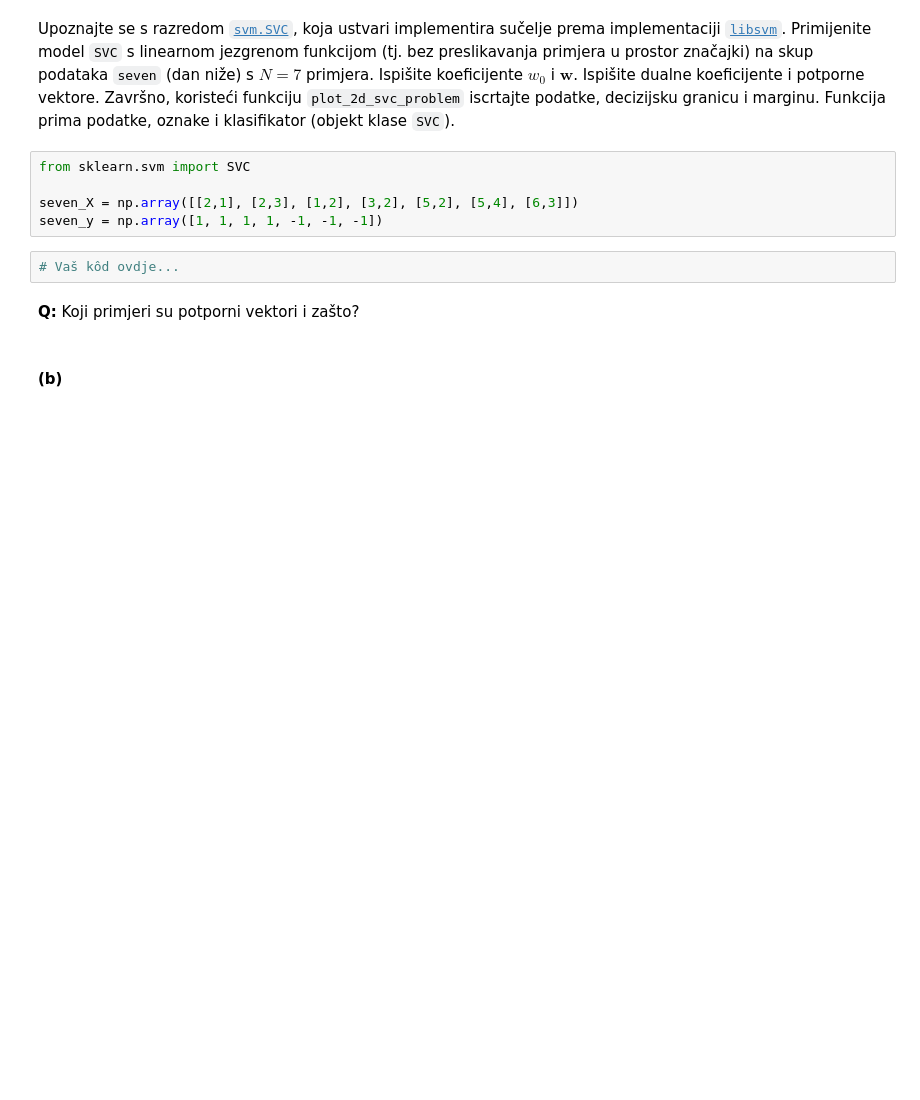
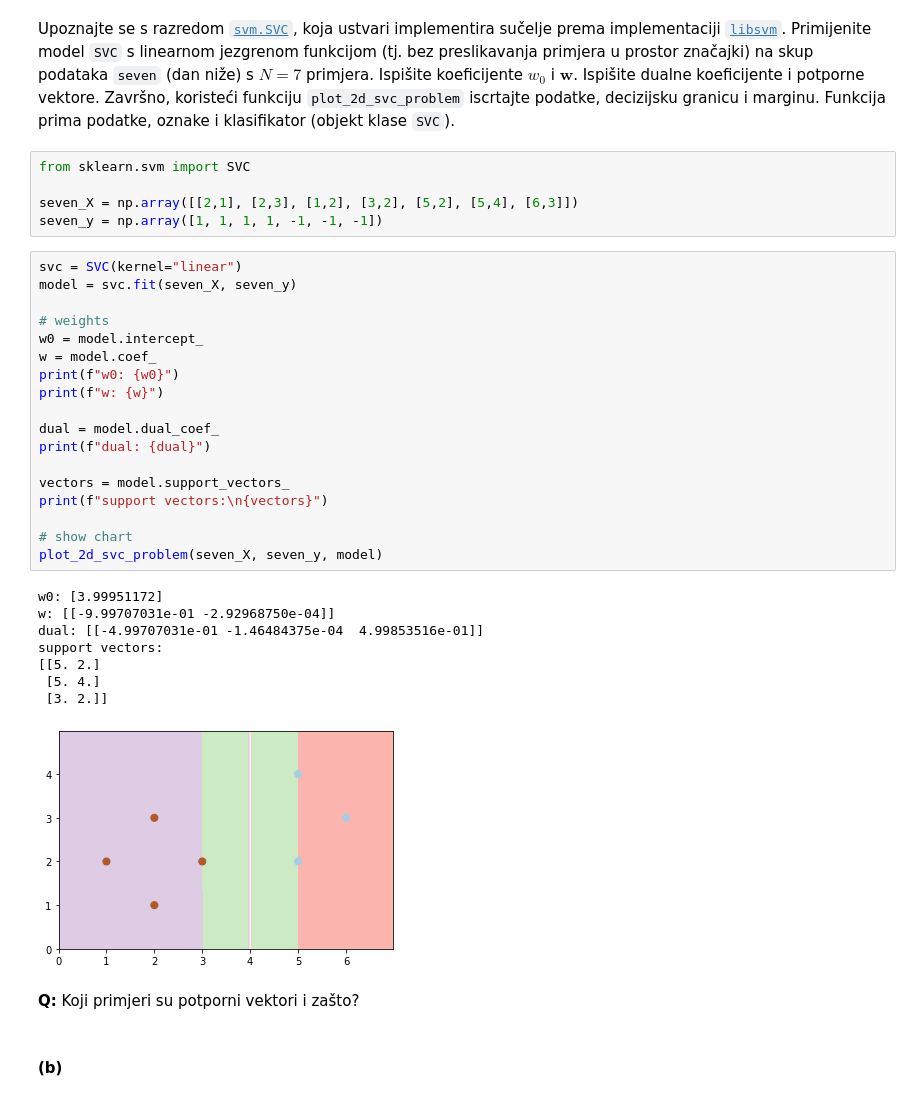
Before and after one commit to sskender/machine-learning-1, a Jupyter notebook: SU1-2021-08-09-10-SVM.ipynb, the cells around one changed output. Drawn from its saved outputs; the diff is of its cells as text; blank space fills up the shorter version.

```diff
--- a/SU1-2021-08-09-10-SVM.ipynb
+++ b/SU1-2021-08-09-10-SVM.ipynb
@@ -82,8 +84,33 @@ from sklearn.svm import SVC
 
 seven_X = np.array([[2,1], [2,3], [1,2], [3,2], [5,2], [5,4], [6,3]])
 seven_y = np.array([1, 1, 1, 1, -1, -1, -1])
-# %%
-# Vaš kôd ovdje...
+# %%
+svc = SVC(kernel="linear")
+model = svc.fit(seven_X, seven_y)
+
+# weights
+w0 = model.intercept_
+w = model.coef_
+print(f"w0: {w0}")
+print(f"w: {w}")
+
+dual = model.dual_coef_
+print(f"dual: {dual}")
+
+vectors = model.support_vectors_
+print(f"support vectors:\n{vectors}")
+
+# show chart
+plot_2d_svc_problem(seven_X, seven_y, model)
+# %% [output]
+w0: [3.99951172]
+w: [[-9.99707031e-01 -2.92968750e-04]]
+dual: [[-4.99707031e-01 -1.46484375e-04  4.99853516e-01]]
+support vectors:
+[[5. 2.]
+ [5. 4.]
+ [3. 2.]]
+[figure, added]
 # %% [markdown]
 **Q:** Koji primjeri su potporni vektori i zašto?
 # %% [markdown]
```
Also changed, not shown: parts of 7 cells of this notebook.
